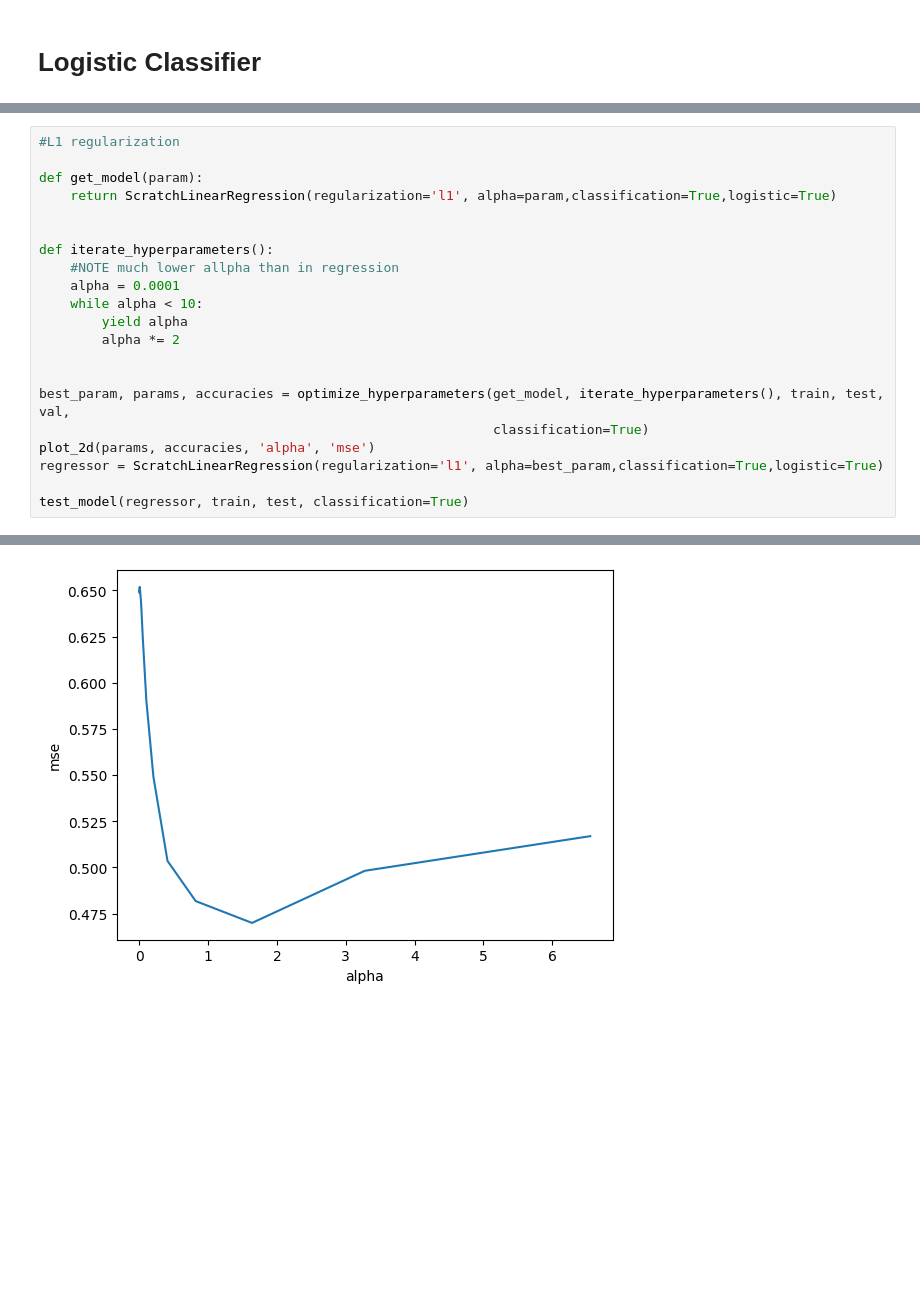
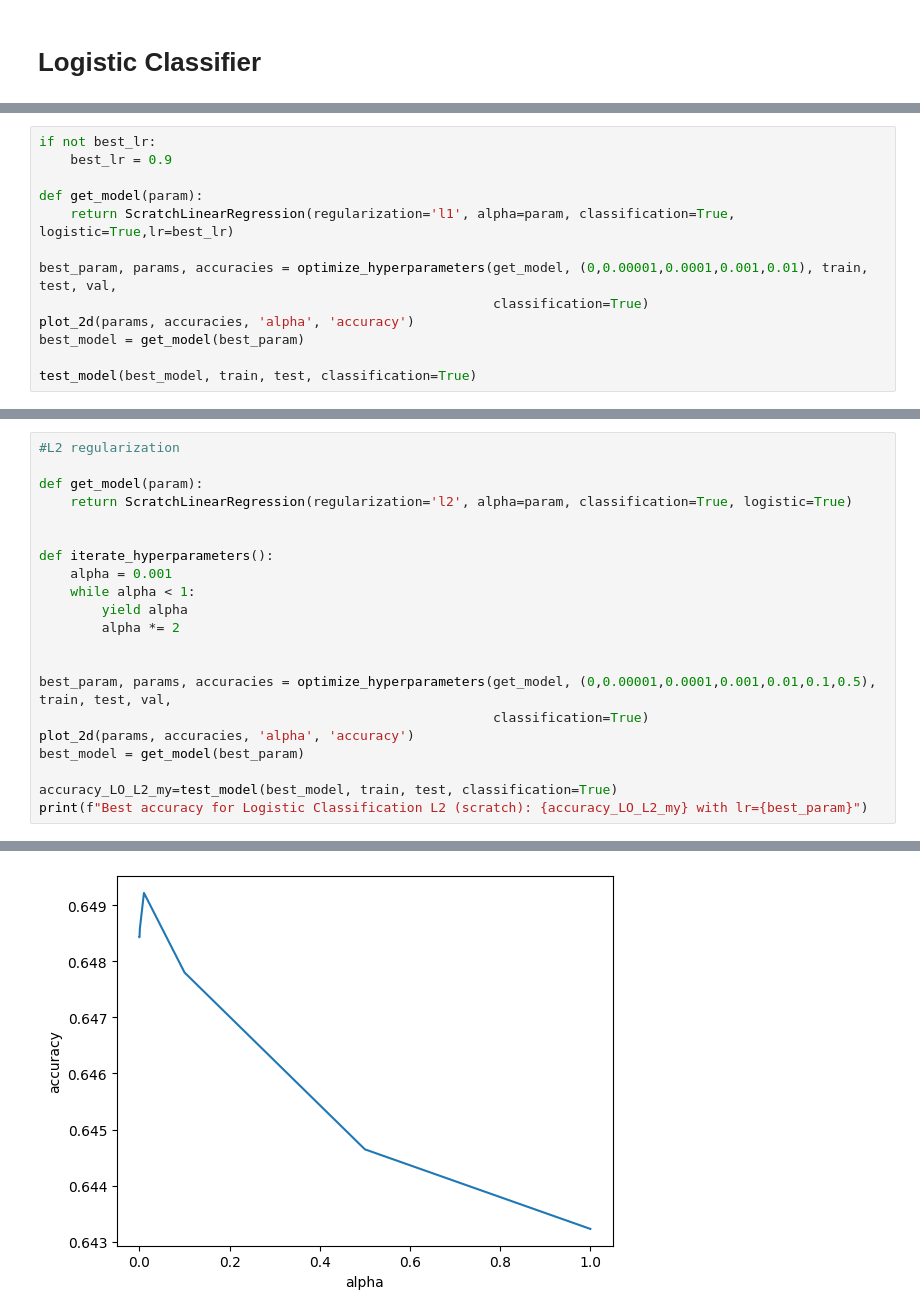
Before and after one commit to VMCvastry/ArtificialInteligenceHomework, a Jupyter notebook: Fondamenti_di_IA_homework_2023_linear_classification.ipynb, the cells around one changed output, grey strips where cells are left out. Saved outputs shown, nothing was run; the diff lists cells and outputs as text; blank space fills up the shorter version.

```diff
--- a/Fondamenti_di_IA_homework_2023_linear_classification.ipynb
+++ b/Fondamenti_di_IA_homework_2023_linear_classification.ipynb
@@ -362,0 +278,13 @@ Accuracy: 0.6432084752175558
+# %%
+if not best_lr:
+    best_lr = 0.9
+
+def get_model(param):
+    return ScratchLinearRegression(regularization='l1', alpha=param, classification=True, logistic=True,lr=best_lr)
+
+best_param, params, accuracies = optimize_hyperparameters(get_model, (0,0.00001,0.0001,0.001,0.01), train, test, val,
+                                                          classification=True)
+plot_2d(params, accuracies, 'alpha', 'accuracy')
+best_model = get_model(best_param)
+
+test_model(best_model, train, test, classification=True)
@@ -363,22 +314,22 @@ Accuracy: 0.6432084752175558
 # %%
-#L1 regularization
+#L2 regularization
 
 def get_model(param):
-    return ScratchLinearRegression(regularization='l1', alpha=param,classification=True,logistic=True)
+    return ScratchLinearRegression(regularization='l2', alpha=param, classification=True, logistic=True)
 
 
 def iterate_hyperparameters():
-    #NOTE much lower allpha than in regression
-    alpha = 0.0001
-    while alpha < 10:
+    alpha = 0.001
+    while alpha < 1:
         yield alpha
         alpha *= 2
 
 
-best_param, params, accuracies = optimize_hyperparameters(get_model, iterate_hyperparameters(), train, test, val,
+best_param, params, accuracies = optimize_hyperparameters(get_model, (0,0.00001,0.0001,0.001,0.01,0.1,0.5), train, test, val,
                                                           classification=True)
-plot_2d(params, accuracies, 'alpha', 'mse')
-regressor = ScratchLinearRegression(regularization='l1', alpha=best_param,classification=True,logistic=True)
+plot_2d(params, accuracies, 'alpha', 'accuracy')
+best_model = get_model(best_param)
 
-test_model(regressor, train, test, classification=True)
+accuracy_LO_L2_my=test_model(best_model, train, test, classification=True)
+print(f"Best accuracy for Logistic Classification L2 (scratch): {accuracy_LO_L2_my} with lr={best_param}")
 # %% [output]
@@ -402 +353 @@ Best value: 0.6518997319880183
-[figure, old version]
+[figure, new version]
```
Also changed, not shown: parts of 26 cells of this notebook.
